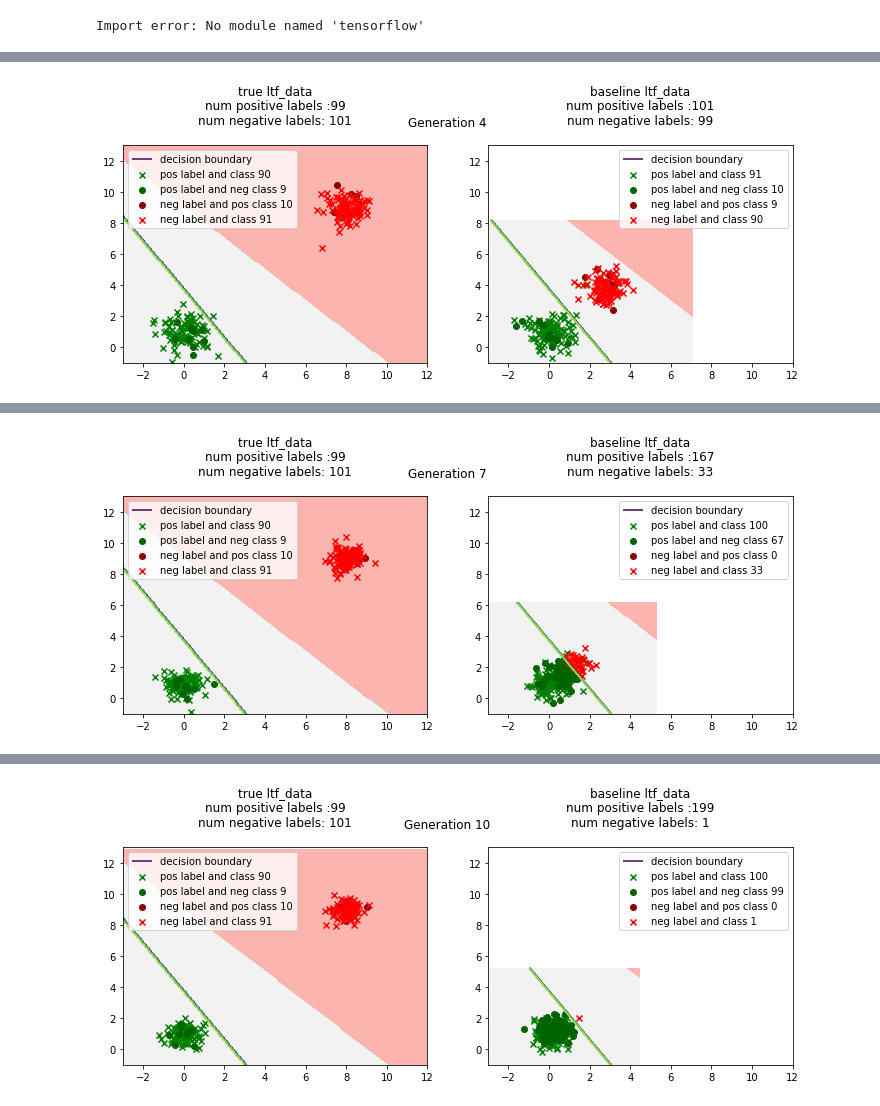
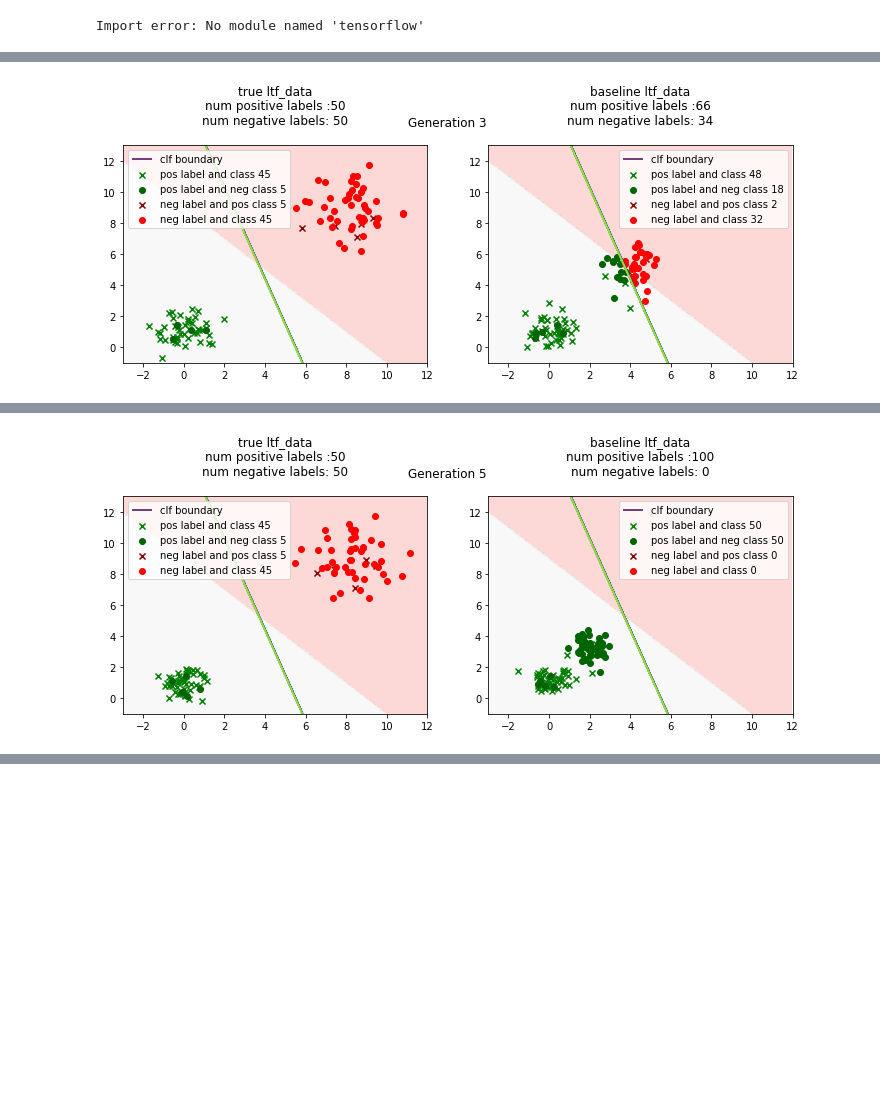
Before and after one commit to danilobr94/dynamic-aif-framework, a Jupyter notebook: examples/2_2_individual_data_generation.ipynb, the cells around one changed output, grey strips where cells are left out. Cells and saved outputs as stored; diff of their text form; code cells hidden in the pictures; blank space fills up the shorter version.

```diff
--- a/examples/2_2_individual_data_generation.ipynb
+++ b/examples/2_2_individual_data_generation.ipynb
@@ -17,3 +18,11 @@ Import error: No module named 'tensorflow'
 # %%
 import warnings
 warnings.filterwarnings("ignore")
+# %%
+class CLF:
+    def __init__(self, clf=LogisticRegression()):
+        self.c = clf
+    def predict(self, X, X_s):
+        return self.c.predict(X)
+    def fit(self, X, X_s, y):
+        self.c.fit(X, y)
@@ -20,8 +33,8 @@ warnings.filterwarnings("ignore")
 # %%
 generator = IndDataGen(mean_pos=[0, 1],
                        mean_neg=[8, 9],
-                       num_positive_label=100,
-                       num_negative_label=100,
+                       num_positive_label=50,
+                       num_negative_label=50,
                        discrimination_factor=.9)
 # %%
 metric = AifLongTermMetric()
@@ -30,3 +41,5 @@ clf = AifLongTermPrediction(PrejudiceRemover())
+# %%
+clf = CLF(LinearSVC())
 # %%
 l = LongTermFairnessPlot(generator, clf, metric.metric, x_lim=[-3, 12], y_lim=[-1, 13])
 # %%
@@ -39,8 +50,7 @@ WARNING:root:[1] listed but not observed for feature protected
 # %%
-for i in range(10):
-
+for i in range(6):
     l.run_generation()
-    l._run_baseline_generation()
-    if i % 3 == 0:
+    l.run_baseline_generation()
+    if i % 2 == 0:
         l.plot_generation()
 # %% [output]
@@ -52 +58 @@ WARNING:root:[1] listed but not observed for feature protected
-[figure, old version]
+[figure, new version]
@@ -55 +59 @@ WARNING:root:[1] listed but not observed for feature protected
-[figure, old version]
+[figure, new version]
@@ -58 +59,0 @@ WARNING:root:[1] listed but not observed for feature protected
-[figure, removed]
```
Also changed, not shown: parts of 19 cells of this notebook, 3 other files.
